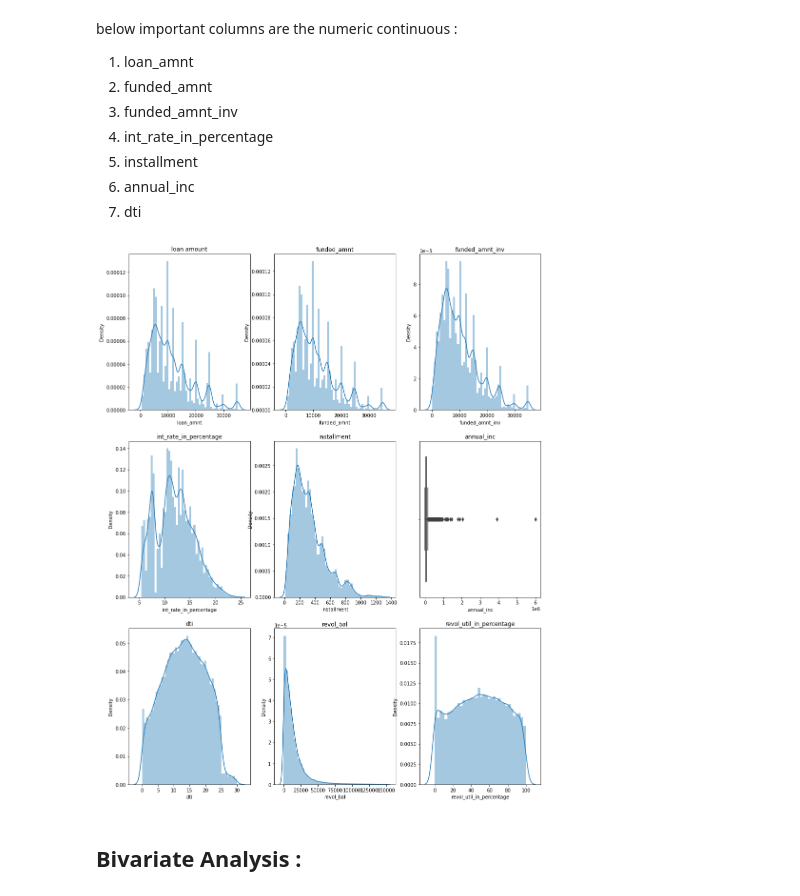
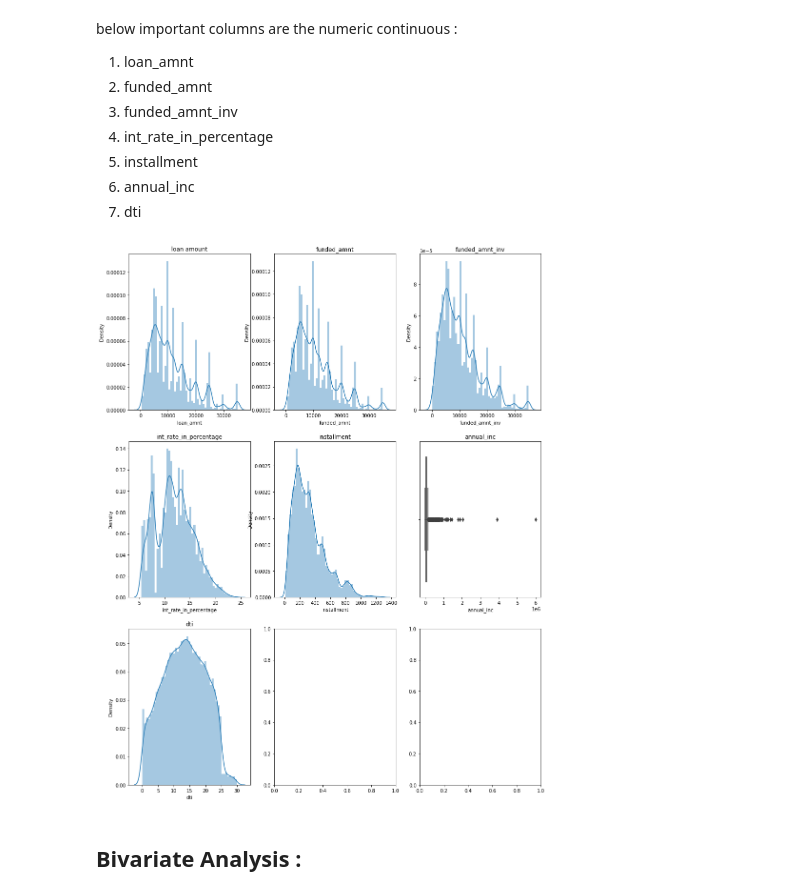
Before and after one commit to uniqravi/AI_ML_Assignments, a Jupyter notebook: Lending_Club_Study/Lending_Club_Case_Study_EDA.ipynb, the cells around one changed output. Drawn from its saved outputs; the diff is of its cells as text; code cells hidden in the pictures.

```diff
--- a/Lending_Club_Study/Lending_Club_Case_Study_EDA.ipynb
+++ b/Lending_Club_Study/Lending_Club_Case_Study_EDA.ipynb
@@ -258,6 +258,18 @@ Length: 39717, dtype: bool
 # %%
 # same is with next_pymnt_d,it is only below current loan status so putting it into droping column list
 extra_drop_cols.append('next_pymnt_d')
+# below columns will not be available at the time loan application
+extra_drop_cols.append('revol_bal')
+extra_drop_cols.append('revol_util')
+extra_drop_cols.append('out_prncp')
+extra_drop_cols.append('out_prncp_inv')
+extra_drop_cols.append('total_pymnt')
+extra_drop_cols.append('total_pymnt_inv')
+extra_drop_cols.append('total_rec_prncp')
+extra_drop_cols.append('total_rec_int')
+extra_drop_cols.append('total_rec_late_fee')
+extra_drop_cols.append('recoveries')
+extra_drop_cols.append('collection_recovery_fee')
 # %%
 ## concate colums
 print('all null rows cols count ',len(nan_cols))
@@ -293,12 +305,3 @@ loan_pd.emp_title.fillna('not_mentioned',inplace=True)
 loan_pd.title.fillna('not_mentioned',inplace=True)
 loan_pd.emp_length.fillna('not_mentioned',inplace=True)
 loan_pd.desc.fillna('not_mentioned',inplace=True)
-# %%
-# % missing value in revol_util
-print("% mising value in revol_util",100.0*loan_pd.revol_util.isna().sum()/loan_pd.shape[0])
-loan_pd['revol_util'] = loan_pd.revol_util.str.rstrip('%').astype('float64')
-loan_pd.rename(columns={'revol_util':'revol_util_in_percentage'}, inplace=True)
-
-# so imputing with median value revolve utilization percetage is continuous variable,
-# and around 0.12% data is null, so we can impute with median
-loan_pd.revol_util_in_percentage.fillna(value=loan_pd.revol_util_in_percentage.median(),inplace=True)
@@ -719,36 +715,30 @@ below important columns are the numeric continuous :
 # %%
 fig,ax = plt.subplots(nrows=3,ncols=3,sharey=False)
 
 sns.distplot(loan_pd.loan_amnt,ax=ax[0][0])
 ax[0][0].set_title("loan amount")
 
 sns.distplot(loan_pd.funded_amnt,ax=ax[0][1])
 ax[0][1].set_title("funded_amnt")
 
 sns.distplot(loan_pd.funded_amnt_inv,ax=ax[0][2])
 ax[0][2].set_title("funded_amnt_inv")
 
 sns.distplot(loan_pd.int_rate_in_percentage,ax=ax[1][0])
 ax[1][0].set_title("int_rate_in_percentage")
 
 sns.distplot(loan_pd.installment,ax=ax[1][1])
 ax[1][1].set_title("installment")
 
 sns.boxplot(loan_pd.annual_inc,ax=ax[1][2])
 ax[1][2].set_title("annual_inc")
 
 sns.distplot(loan_pd.dti,ax=ax[2][0])
 ax[2][0].set_title("dti")
 
-sns.distplot(loan_pd.revol_bal,ax=ax[2][1])
-ax[2][1].set_title("revol_bal")
-
-sns.distplot(loan_pd.revol_util_in_percentage,ax=ax[2][2])
-ax[2][2].set_title("revol_util_in_percentage")
-
 fig.set_size_inches(15.5,20.5,forward=True)
 # %% [output]
-[figure, old version]
+[figure, new version]
 # %% [markdown]
 ## Bivariate Analysis :
 # %% [markdown]
```
Also changed, not shown: parts of 15 cells of this notebook.
